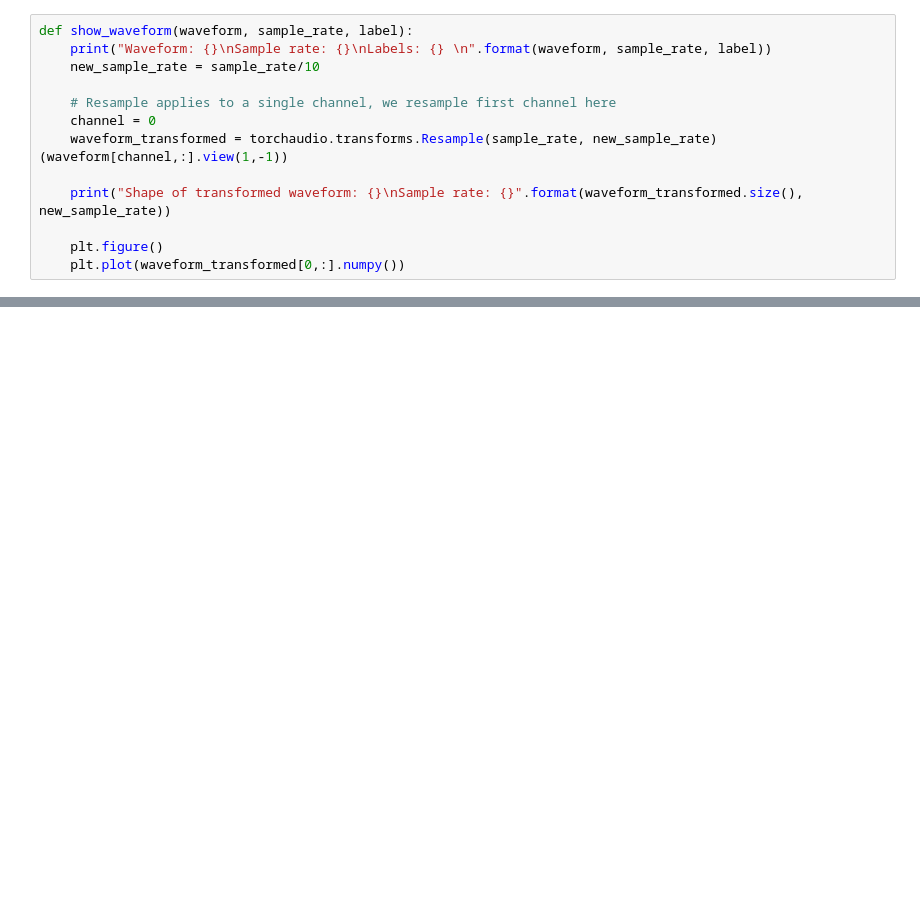
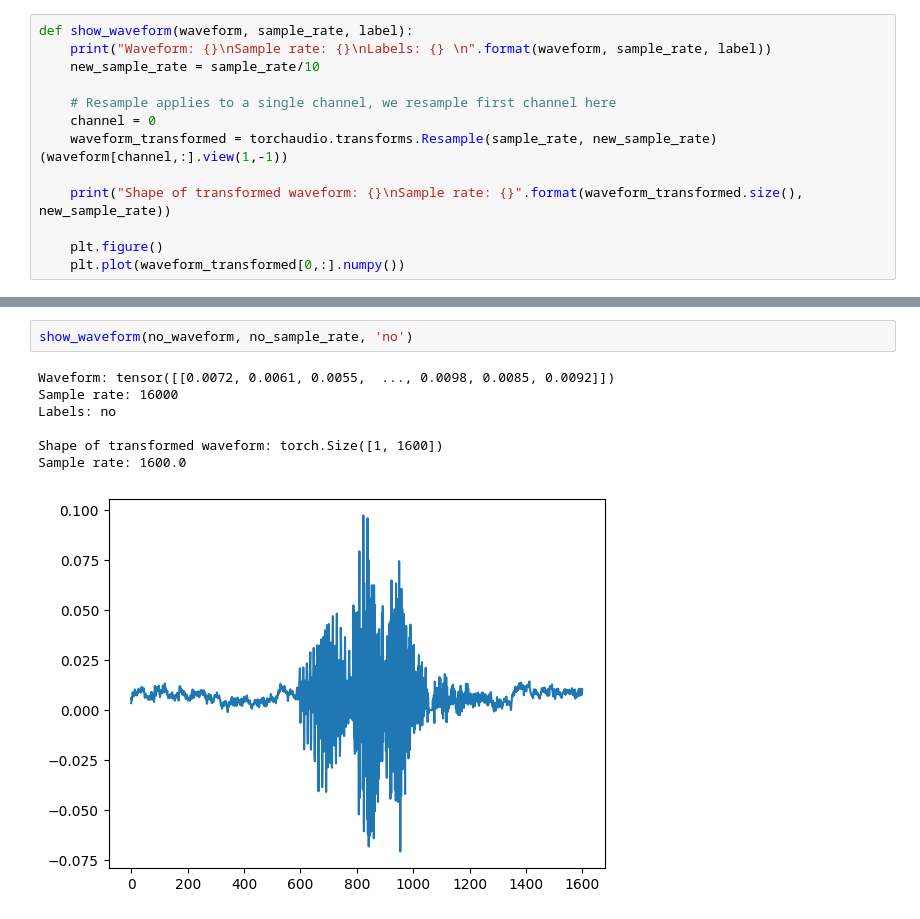
Before and after one commit to Mudezer/LISA-ProjectH419, a Jupyter notebook: Sound_Classification/microsoft_course.ipynb, the cells around one changed output, grey strips where cells are left out. Saved outputs shown, nothing was run; the diff lists cells and outputs as text; blank space fills up the shorter version.

```diff
--- a/Sound_Classification/microsoft_course.ipynb
+++ b/Sound_Classification/microsoft_course.ipynb
@@ -229,0 +247,10 @@ def show_waveform(waveform, sample_rate, label):
+# %%
+show_waveform(no_waveform, no_sample_rate, 'no')
+# %% [output]
+Waveform: tensor([[0.0072, 0.0061, 0.0055,  ..., 0.0098, 0.0085, 0.0092]])
+Sample rate: 16000
+Labels: no
+
+Shape of transformed waveform: torch.Size([1, 1600])
+Sample rate: 1600.0
+[figure, added]
```
Also changed, not shown: parts of 31 cells of this notebook, 1 other file.
